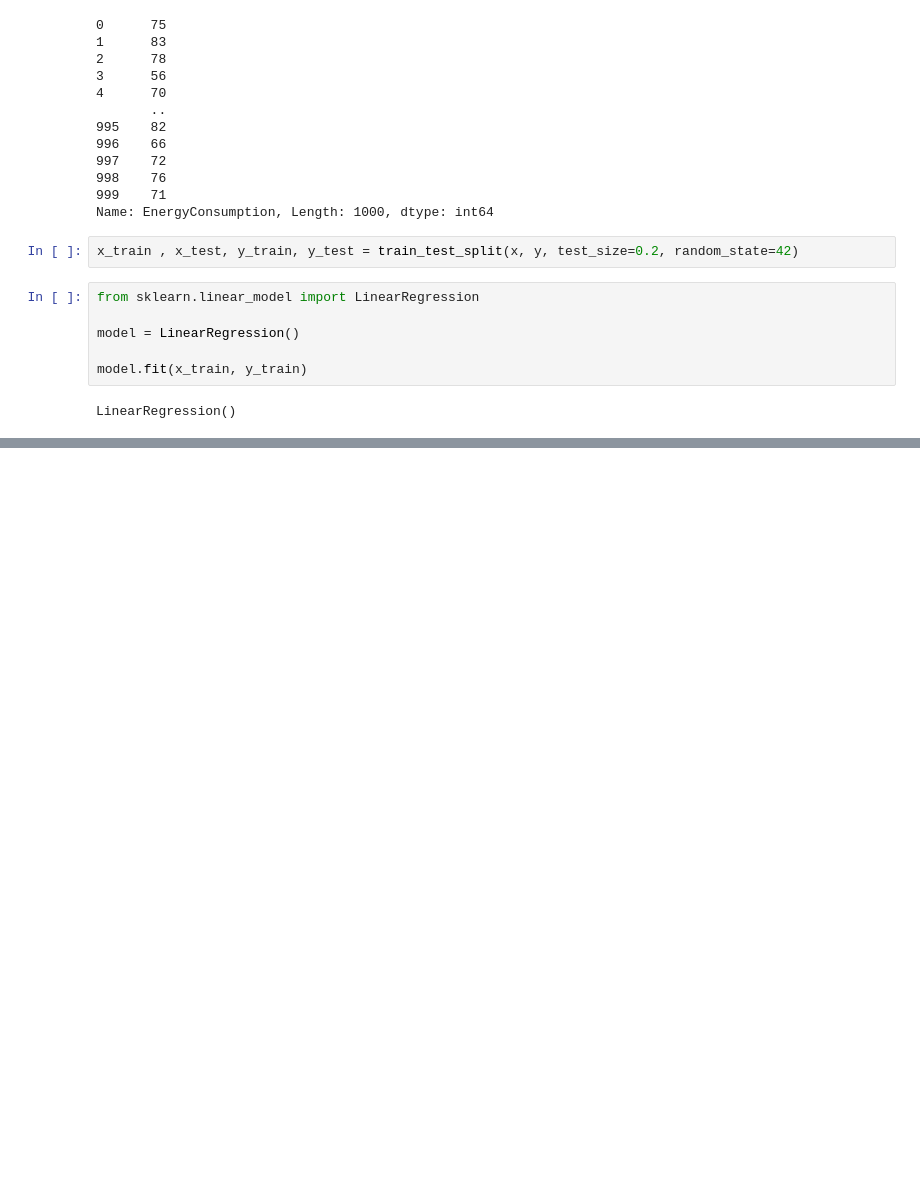
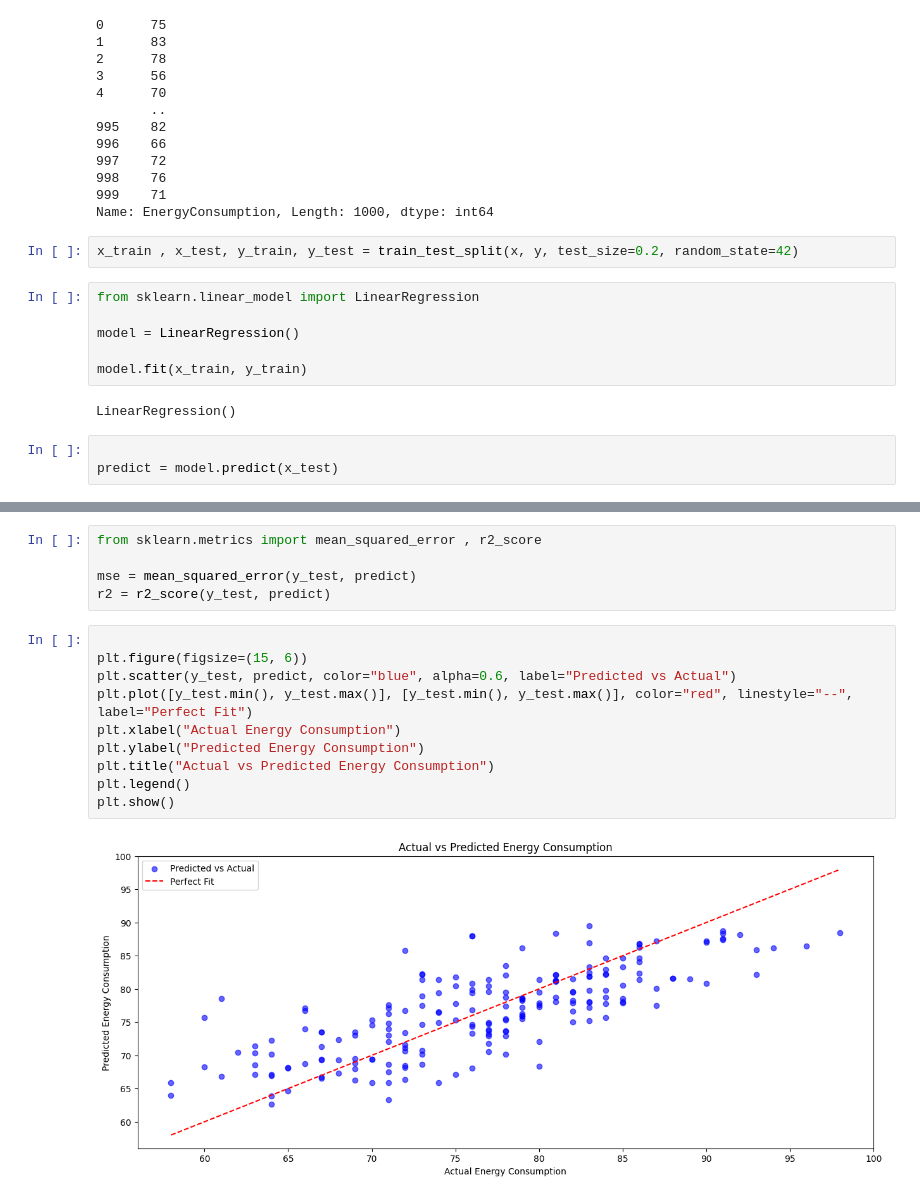
Before and after one commit to hamsa-joshua/WattsNext, a Jupyter notebook: code.ipynb, the cells around one changed output, grey strips where cells are left out. Saved outputs shown, nothing was run; the diff lists cells and outputs as text; blank space fills up the shorter version.

```diff
--- a/code.ipynb
+++ b/code.ipynb
@@ -258,3 +258,6 @@ model = LinearRegression()
 model.fit(x_train, y_train)
 # %% [output]
 LinearRegression()
+# %%
+
+predict = model.predict(x_test)
@@ -260,0 +284,17 @@ LinearRegression()
+# %%
+from sklearn.metrics import mean_squared_error , r2_score
+
+mse = mean_squared_error(y_test, predict)
+r2 = r2_score(y_test, predict)
+# %%
+
+plt.figure(figsize=(15, 6))
+plt.scatter(y_test, predict, color="blue", alpha=0.6, label="Predicted vs Actual")
+plt.plot([y_test.min(), y_test.max()], [y_test.min(), y_test.max()], color="red", linestyle="--", label="Perfect Fit")
+plt.xlabel("Actual Energy Consumption")
+plt.ylabel("Predicted Energy Consumption")
+plt.title("Actual vs Predicted Energy Consumption")
+plt.legend()
+plt.show()
+# %% [output]
+[figure, added]
```
Also changed, not shown: parts of 2 cells of this notebook.
